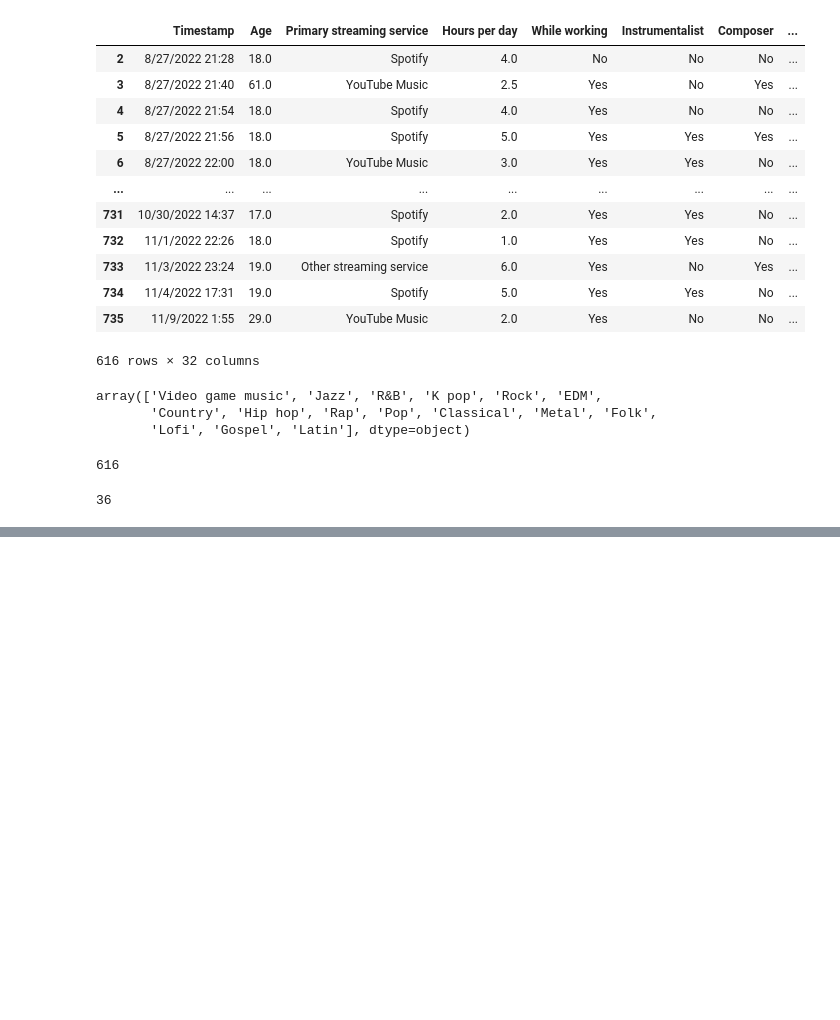
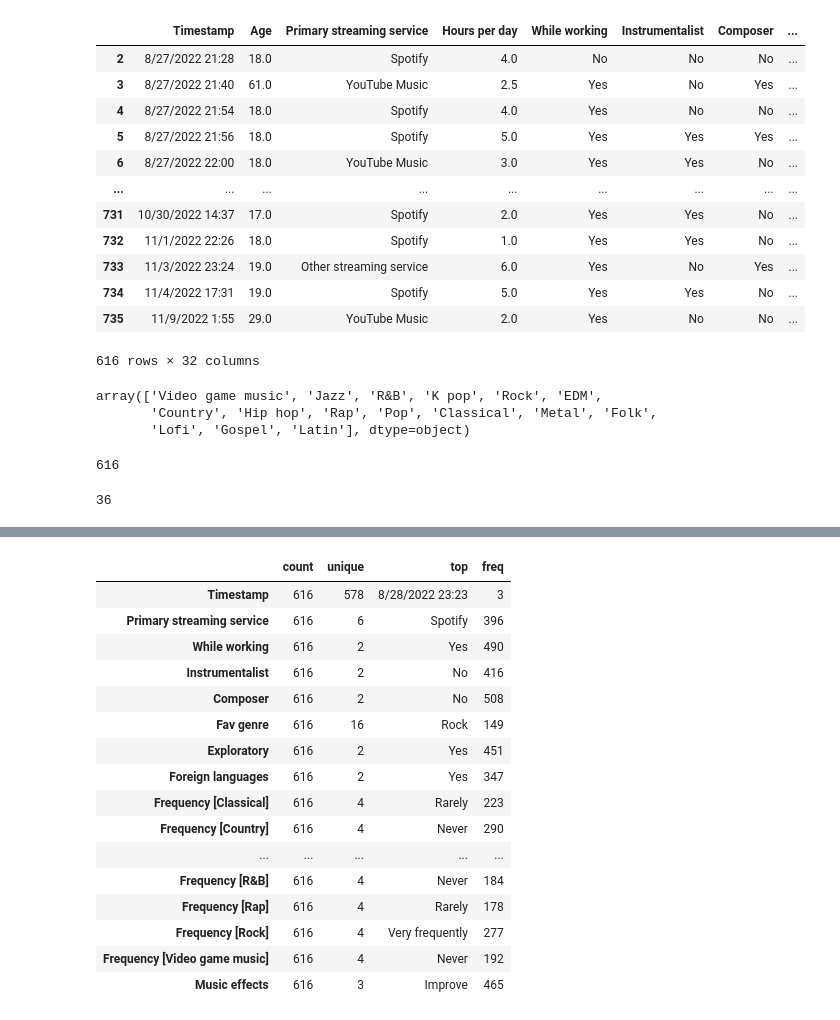
Before and after one commit to tdorsey0601/DV-Prov-23, a Jupyter notebook: Survey_Results.ipynb, the cells around one changed output, grey strips where cells are left out. Cells and saved outputs as stored; diff of their text form; code cells hidden in the pictures; blank space fills up the shorter version.

Commit message:
adding frequency

```diff
--- a/Survey_Results.ipynb
+++ b/Survey_Results.ipynb
@@ -149,0 +201,20 @@ mxmh_cleaned_df["Fav genre"].value_counts()["Video game music"]
+# %%
+mxmh_cleaned_df.describe(exclude='number').T
+# %% [output]
+|  | count | unique | top | freq |
+| Timestamp | 616 | 578 | 8/28/2022 23:23 | 3 |
+| Primary streaming service | 616 | 6 | Spotify | 396 |
+| While working | 616 | 2 | Yes | 490 |
+| Instrumentalist | 616 | 2 | No | 416 |
+| Composer | 616 | 2 | No | 508 |
+| Fav genre | 616 | 16 | Rock | 149 |
+| Exploratory | 616 | 2 | Yes | 451 |
+| Foreign languages | 616 | 2 | Yes | 347 |
+| Frequency [Classical] | 616 | 4 | Rarely | 223 |
+| Frequency [Country] | 616 | 4 | Never | 290 |
+| ... | ... | ... | ... | ... |
+| Frequency [R&B] | 616 | 4 | Never | 184 |
+| Frequency [Rap] | 616 | 4 | Rarely | 178 |
+| Frequency [Rock] | 616 | 4 | Very frequently | 277 |
+| Frequency [Video game music] | 616 | 4 | Never | 192 |
+| Music effects | 616 | 3 | Improve | 465 |
```
Also changed, not shown: parts of 12 cells of this notebook.
